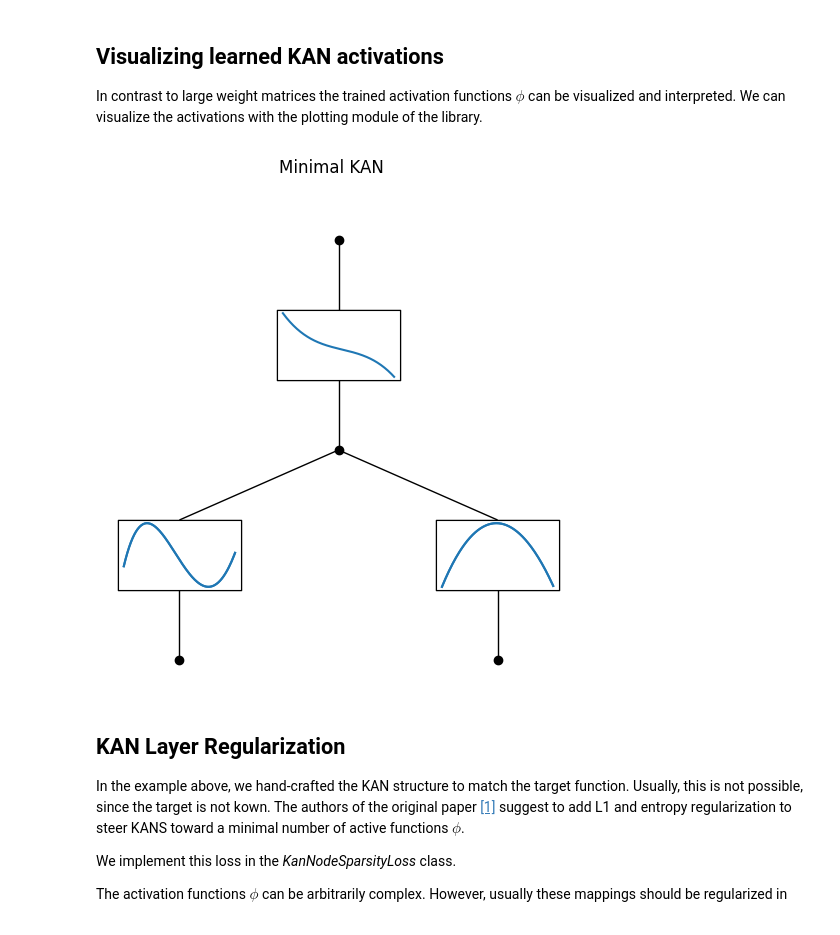
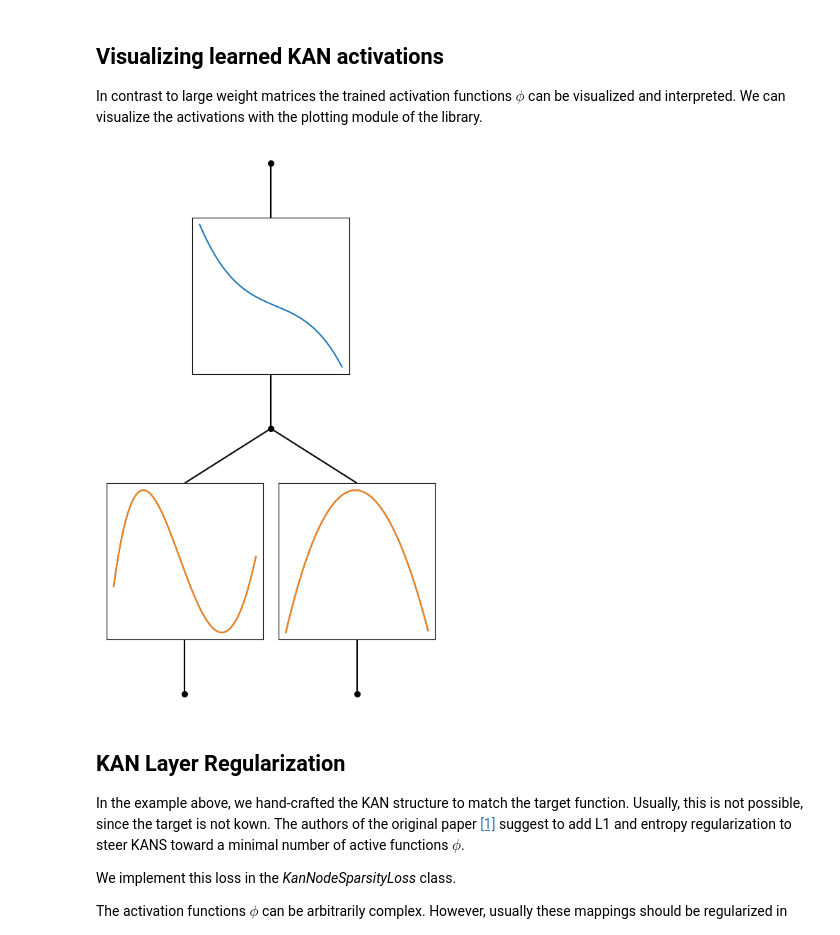
Before and after one commit to DominikPenk/tkan, a Jupyter notebook: notebooks/toy_example.ipynb, the cells around one changed output. Drawn from its saved outputs; the diff is of its cells as text; code cells hidden in the pictures.

```diff
--- a/notebooks/toy_example.ipynb
+++ b/notebooks/toy_example.ipynb
@@ -60,8 +60,8 @@ KAN networks are usually much more shallow compared to MLPs. This is due to the
 Let's start with a very small KAN network with a single hidden layer mapping the two input features to 1 dimension. Since the implemented layers are just *nn.Modules* we can train a KAN like any other pytorch model.
 # %%
 model = nn.Sequential(
-   kann.LegendreKanLinear(2, 1, order=4),
-   kann.LegendreKanLinear(1, 1, order=3)
+   kann.LegendreKan(2, 1, order=4),
+   kann.LegendreKan(1, 1, order=3)
 )
 
 print(f"#Trainable Parameters: {sum(p.numel() for p in model.parameters() if p.requires_grad)}")
@@ -107,14 +107,13 @@ Epoch 1000: 7.271e-03 - 1.344e-02
 
 In contrast to large weight matrices the trained activation functions $\phi$ can be visualized and interpreted. We can visualize the activations with the plotting module of the library.
 # %%
-from torchkan.plotting import plot_kan
+from tkan.plotting import plot_kan
 
-fig = plt.figure(figsize=(6, 6))
+fig = plt.figure(figsize=(6, 10))
 plot_kan(model)
-fig.suptitle("Minimal KAN")
 plt.show()
 # %% [output]
-[figure, old version]
+[figure, new version]
 # %% [markdown]
 ## KAN Layer Regularization
 
```
Also changed, not shown: parts of 4 cells of this notebook, 22 other files.
